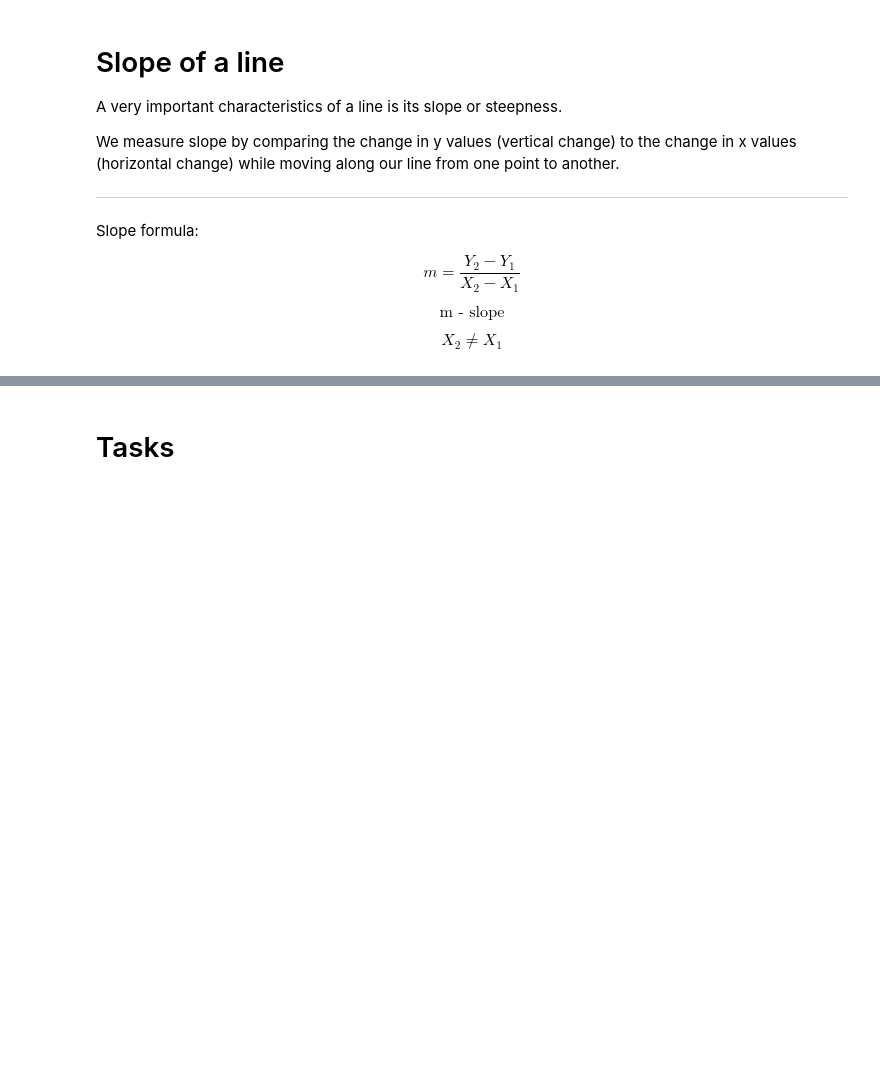
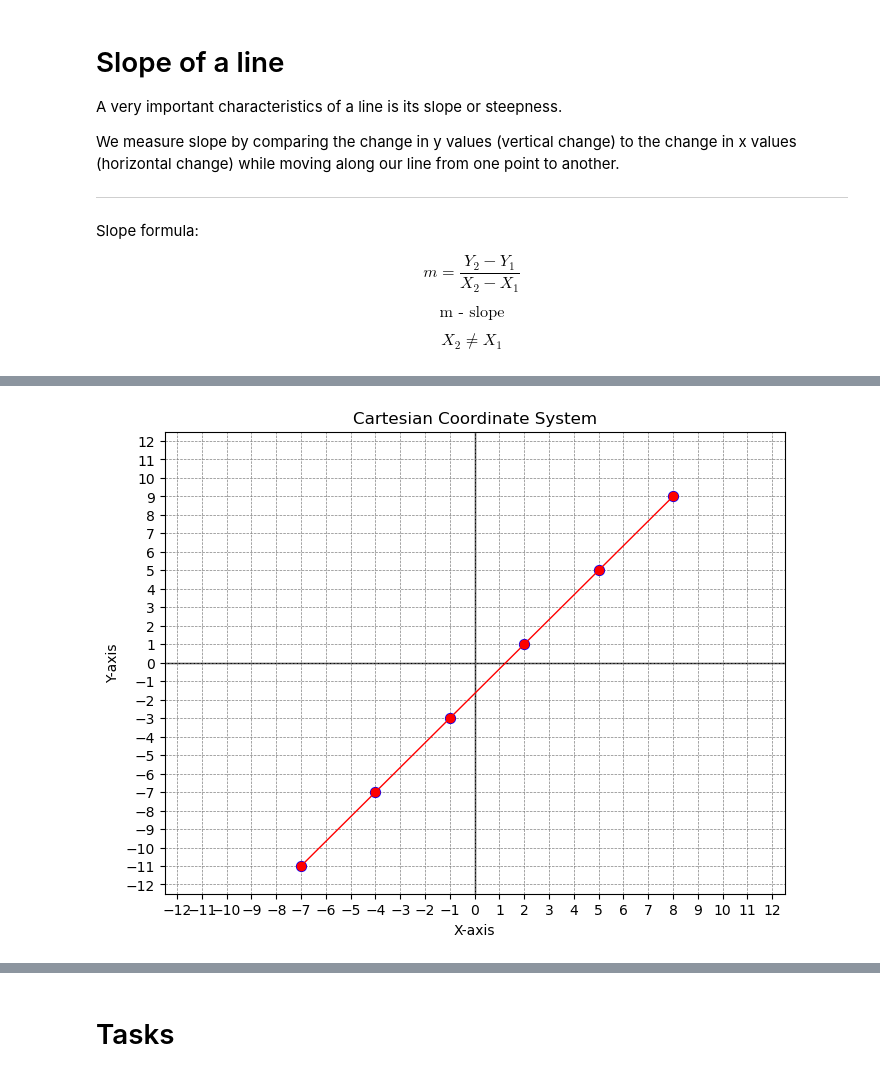
Before and after one commit to BZIvanov/Learning-Algebra, a Jupyter notebook: Algebra1/Algebra1.ipynb, the cells around one changed output, grey strips where cells are left out. Cells and saved outputs as stored; diff of their text form; code cells hidden in the pictures; blank space fills up the shorter version.

```diff
--- a/Algebra1/Algebra1.ipynb
+++ b/Algebra1/Algebra1.ipynb
@@ -529,0 +529,4 @@ $$ \frac{-4}{-3} $$
+# %%
+draw_cartesian_system([[(-7, -11), (-4, -7), (-1, -3), (2, 1), (5, 5), (8, 9)]], axes_range=12, draw_line=True)
+# %% [output]
+[figure, added]
```
Also changed, not shown: parts of 28 cells of this notebook.
